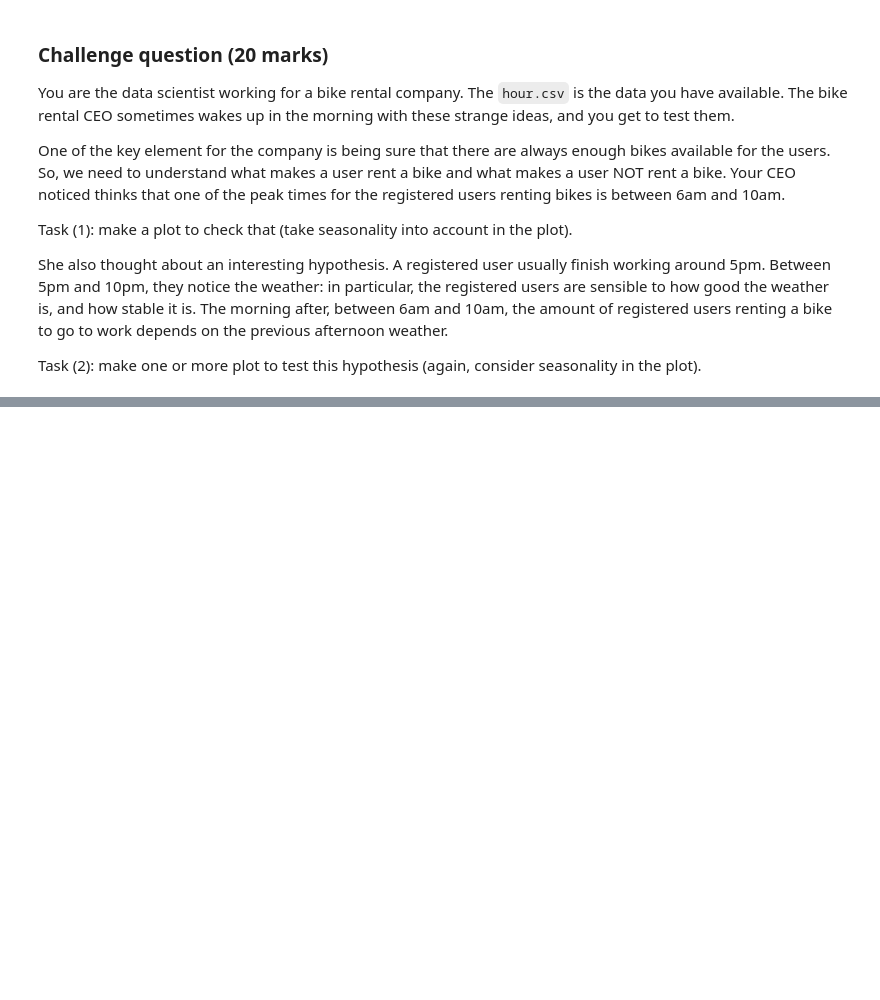
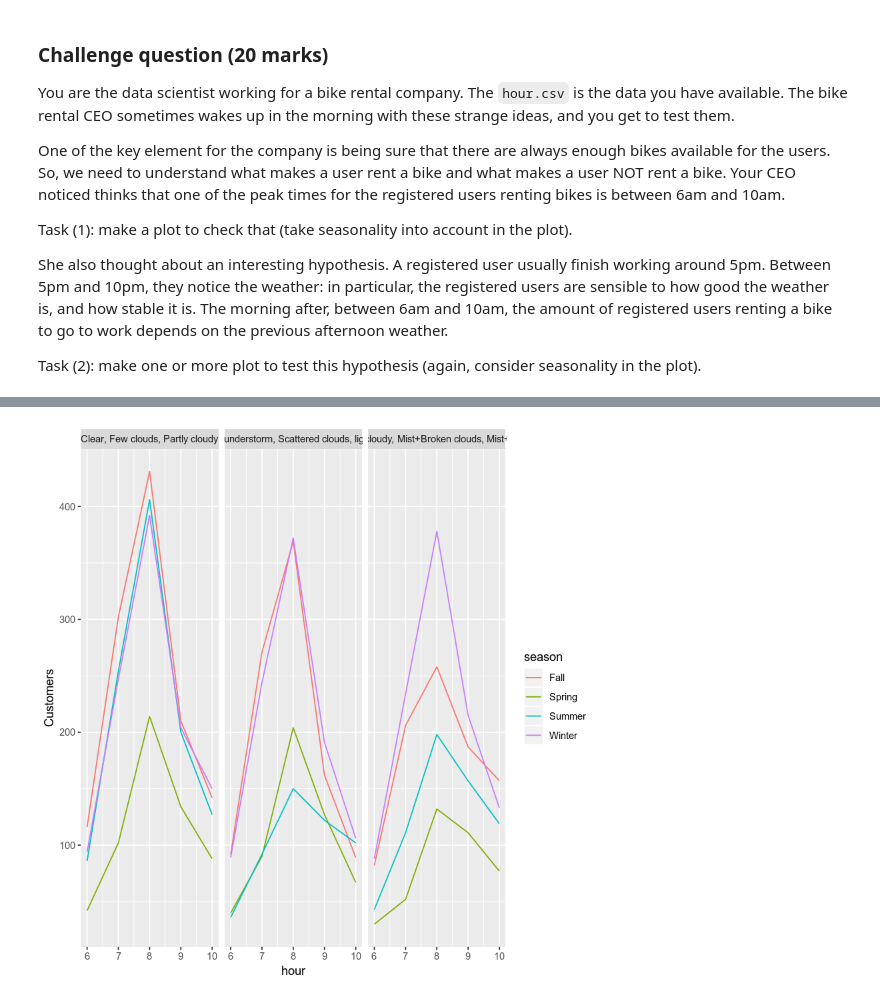
Before and after one commit to rni34/Jupyter_lab, a Jupyter notebook: Downloads/assignment1/DATA201_Assignment1_R.ipynb, the cells around one changed output, grey strips where cells are left out. Saved outputs shown, nothing was run; the diff lists cells and outputs as text; code cells hidden in the pictures; blank space fills up the shorter version.

```diff
--- a/Downloads/assignment1/DATA201_Assignment1_R.ipynb
+++ b/Downloads/assignment1/DATA201_Assignment1_R.ipynb
@@ -411,0 +299,35 @@ Task (2): make one or more plot to test this hypothesis (again, consider seasona
+# %%
+# your code goes here
+biker_afternoon <- bike_df %>%
+    filter(hr >= 17, hr <= 22) %>%
+    group_by(dteday) %>%
+    summarise(median_w = median(weathersit) %>% round() )
+
+after <- biker_afternoon %>%
+    left_join(bike_df, 'dteday') %>%
+    mutate(median_w = lag(median_w, n=24)) %>%
+    na.omit(median_w)
+
+new_table <- after %>%
+    group_by(hr,season,median_w, registered) %>%
+    summarise(median_d = median(registered))
+# %%
+new_table$median_w[new_table$median_w == "1"] <- 'Clear to Partly cloudy'
+new_table$median_w[new_table$median_w == "2"] <- 'Mist, Mist+cloudy, Mist+Broken clouds, Mist+few clouds'
+new_table$median_w[new_table$median_w == "3"] <- 'Light Snow, Light rain, Thunderstorm, Scattered clouds, light rain + scattered clouds'
+new_table$median_w[new_table$median_w == "4"] <- 'Heavy Rain + Ice plates + Thunderstorm + Mist, Snow + Fog'
+new_table %>%
+    filter(hr >= 6 & hr <= 10) %>%
+    group_by(season, hr, median_w) %>%
+    summarise(median_r = median(registered) %>% round() ) %>%
+    ggplot(mapping = aes(
+    x = hr,
+    y = median_r,
+    colour = season)) +
+    geom_line() +
+    labs(
+    y = "Customers",
+    x = "hour" ) +
+    facet_wrap(c("median_w"), nrow=1)
+# %% [output]
+[figure, added]
```
Also changed, not shown: parts of 22 cells of this notebook.
